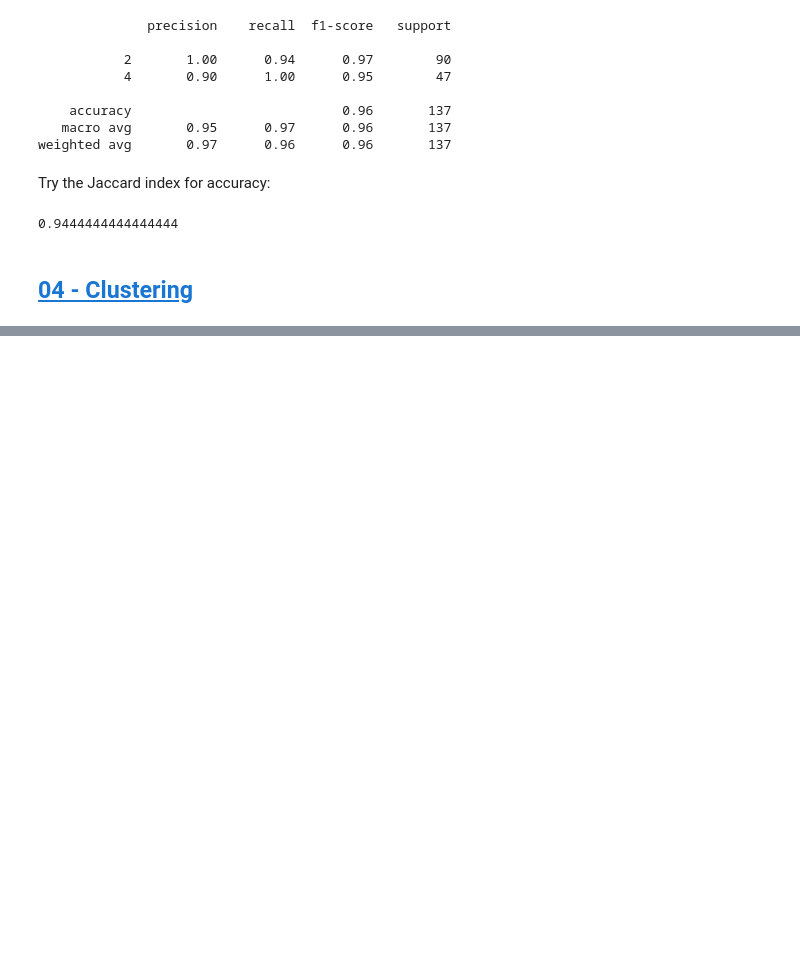
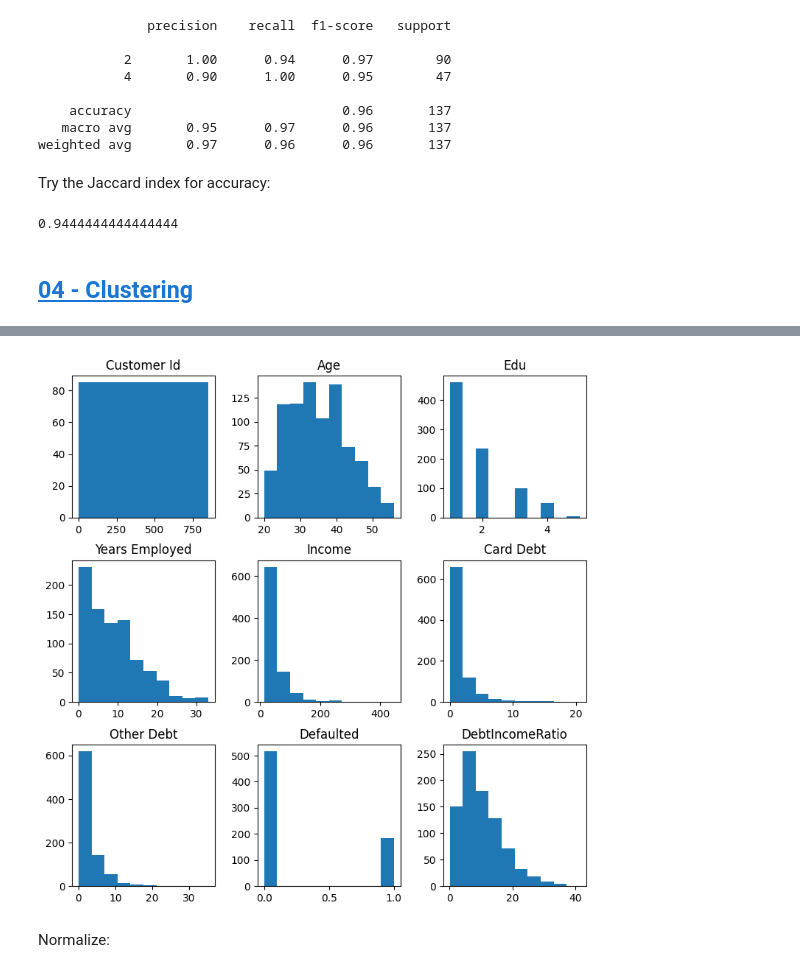
Before and after one commit to AliShariatian/Machine-Learning-Practices, a Jupyter notebook: Jadi/01 - Jadi.ipynb, the cells around one changed output, grey strips where cells are left out. Cells and saved outputs as stored; diff of their text form; code cells hidden in the pictures; blank space fills up the shorter version.

```diff
--- a/Jadi/01 - Jadi.ipynb
+++ b/Jadi/01 - Jadi.ipynb
@@ -2095,0 +2317,5 @@ jaccard_score(y_test, y_hat, pos_label=2)
+# %%
+df = pd.read_csv('Cust_Segmentation.csv')
+
+print(df.shape)
+df.head()
@@ -2095,0 +2332,5 @@ jaccard_score(y_test, y_hat, pos_label=2)
+# %%
+df = df.drop('Address', axis=1)
+
+print(df.shape)
+df.head()
@@ -2095,0 +2345,7 @@ jaccard_score(y_test, y_hat, pos_label=2)
+# %%
+df.hist(figsize=(9, 9), grid=False)
+plt.show()
+# %% [output]
+[figure, added]
+# %% [markdown]
+Normalize:
```
Also changed, not shown: parts of 122 cells of this notebook, 2 other files.
